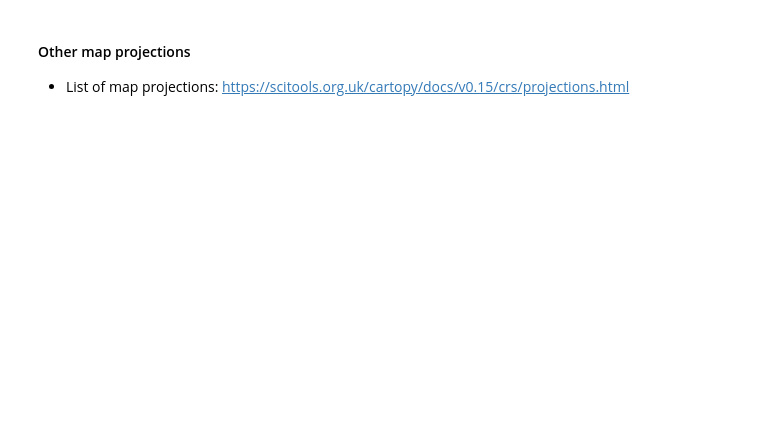
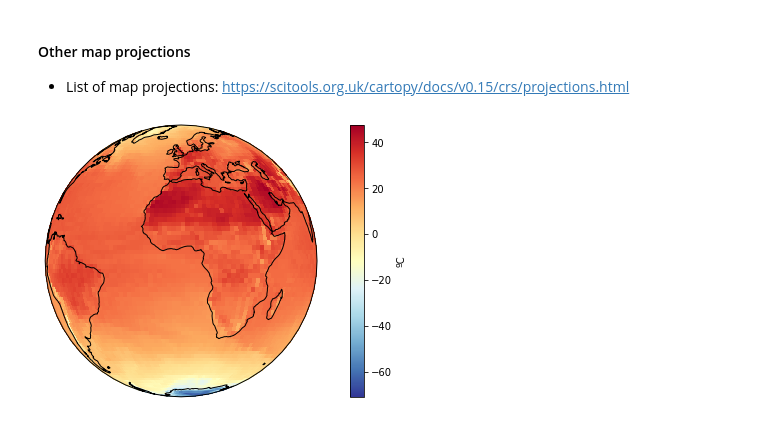
Before and after one commit to PedroLormendez/Climate-Data-A-hands-on-python-course, a Jupyter notebook: notebooks/Timeseries_and_2D_visualization.ipynb, the cells around one changed output. Saved outputs shown, nothing was run; the diff lists cells and outputs as text; code cells hidden in the pictures; blank space fills up the shorter version.

```diff
--- a/notebooks/Timeseries_and_2D_visualization.ipynb
+++ b/notebooks/Timeseries_and_2D_visualization.ipynb
@@ -154,3 +264,22 @@ plt.colorbar(label='ºC')
 # %% [markdown]
 #### Other map projections
 - List of map projections: https://scitools.org.uk/cartopy/docs/v0.15/crs/projections.html
+# %%
+# Plotting the data on a map using Cartopy
+projection = ccrs.Orthographic()  # This is a common projection for geographical data
+fig, ax = plt.subplots(figsize=(12, 5), subplot_kw={'projection': projection})
+ax.coastlines()
+# Extracting longitude and latitude coordinates values
+lons = t2m_2d.lon
+lats = t2m_2d.lat
+# Example for North America
+
+# Using matplotlib
+# plot.pcolor(x,y,z)
+plt.pcolor(lons, lats, t2m_2d-273.15, cmap ='RdYlBu_r', transform= ccrs.PlateCarree())
+# plt.contourf(x,y,z)
+# plt.contourf(lons, lats, t2m_2d-273.15, cmap = 'RdYlBu_r')
+plt.colorbar(label='ºC')
+plt.show()
+# %% [output]
+[figure, added]
```
Also changed, not shown: parts of 20 cells of this notebook.
